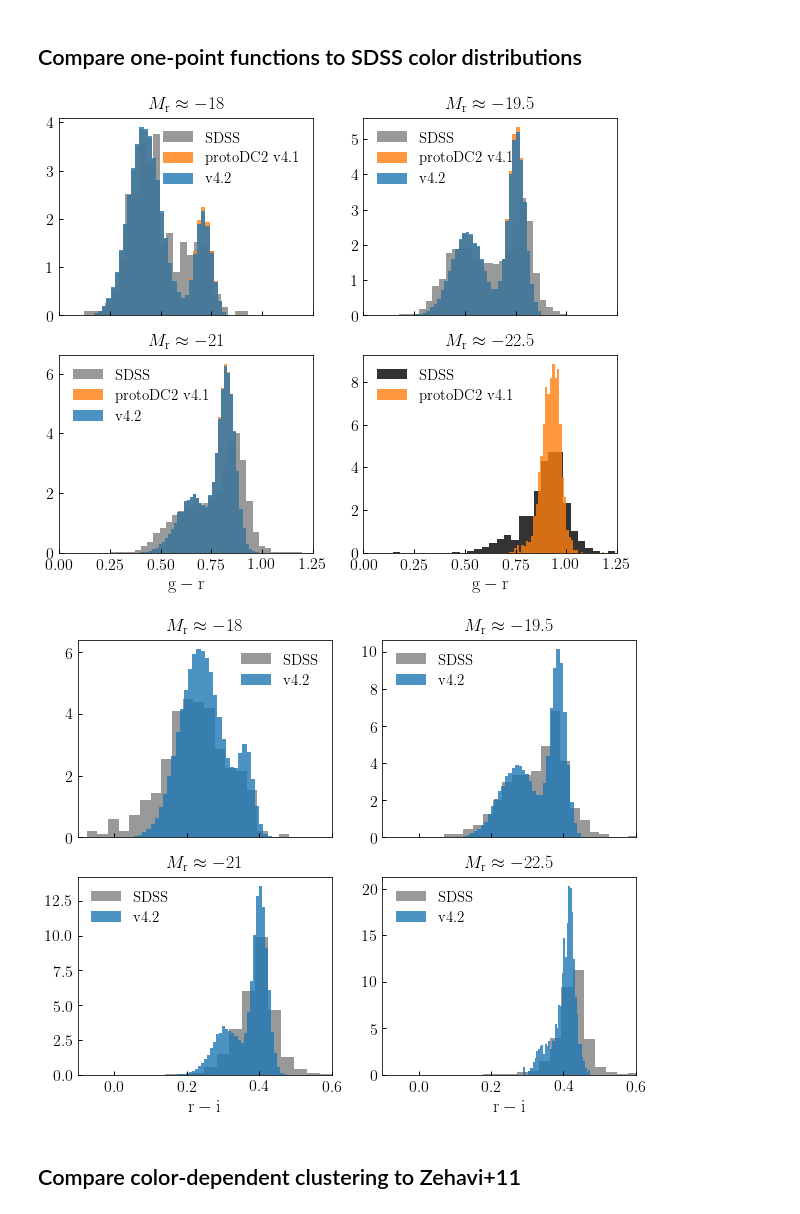
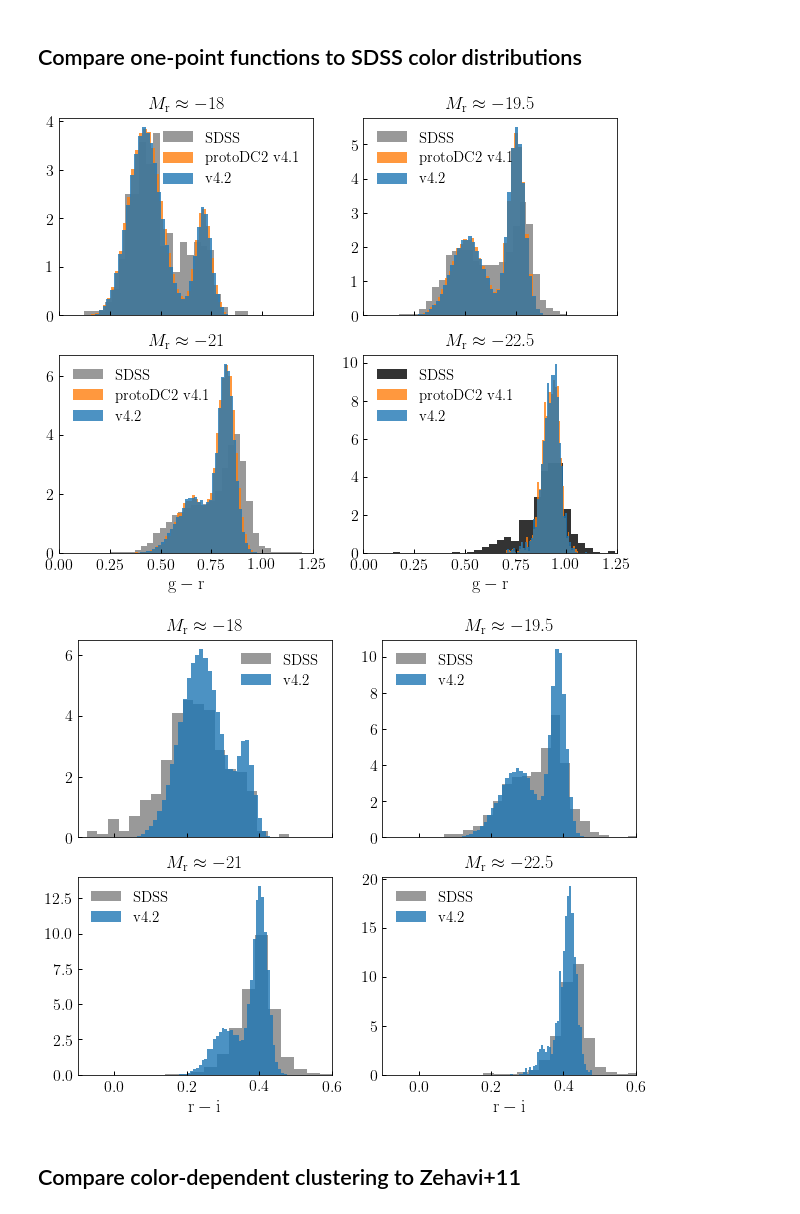
Before and after one commit to LSSTDESC/cosmodc2, a Jupyter notebook: notebooks/v4_color_calibration_snapshots.ipynb, the cells around one changed output. Cells and saved outputs as stored; diff of their text form; code cells hidden in the pictures.

```diff
--- a/notebooks/v4_color_calibration_snapshots.ipynb
+++ b/notebooks/v4_color_calibration_snapshots.ipynb
@@ -64,11 +64,19 @@ mock = mock[mock['obs_sm'] > 10**logsm_cut]
 from cosmodc2.stellar_mass_remapping import lift_high_mass_mstar
 
 mock['new_mstar'] = lift_high_mass_mstar(
-        mock['mpeak'], mock['obs_sm'], mock['redshift'])
+        mock['mpeak'], mock['obs_sm'], mock['upid'], mock['redshift'])
 
 from cosmodc2.sdss_colors import magr_monte_carlo
 
 mock['new_um_mag_r_rest'] = magr_monte_carlo(mock['new_mstar'], mock['redshift'])
+
+central_magr = magr_monte_carlo(
+    mock['new_mstar'], mock['redshift'])
+satellite_magr = magr_monte_carlo(
+    mock['new_mstar'], mock['redshift'], beta_z0=2.7)
+cenmask = mock['upid'] == -1
+mock['new2_um_mag_r_rest'] = central_magr
+mock['new2_um_mag_r_rest'][~cenmask] = satellite_magr[~cenmask]
 # %% [markdown]
 ### Model ${\rm g-r}$ and ${\rm r-i}$
 # %%
@@ -84,11 +92,11 @@ mock['new_um_ri_rest'] = ri_mock
 mock['is_on_red_sequence_gr'] = is_red_gr_mock
 mock['is_on_red_sequence_ri'] = is_red_ri_mock
 # %%
-# from cosmodc2.sdss_colors import gr_ri_monte_carlo
+from cosmodc2.sdss_colors import gr_ri_monte_carlo
 
-# gr_mock, ri_mock, is_red_ri_mock, is_red_gr_mock = gr_ri_monte_carlo(
-#     mock['new_um_mag_r_rest'], mock['sfr_percentile'],
-#     mock['redshift'], local_random_scale=0.1)
+gr_mock, ri_mock, is_red_ri_mock, is_red_gr_mock = gr_ri_monte_carlo(
+    mock['new2_um_mag_r_rest'], mock['sfr_percentile'],
+    mock['redshift'], local_random_scale=0.1)
 
 mock['new2_um_gr_rest'] = gr_mock
 mock['new2_um_ri_rest'] = ri_mock
@@ -181,16 +189,16 @@ mock['is_on_red_sequence_ri'] = is_red_ri_mock
 # %%
 from cosmodc2.sdss_colors import remap_cluster_satellite_gr_ri_color
 
-# _result = remap_cluster_satellite_gr_ri_color(
-#         mock['upid'], mock['new_mstar'], mock['host_halo_mvir'],
-#         mock['new_um_mag_r_rest'], np.copy(mock['new2_um_gr_rest']),
-#         np.copy(mock['new2_um_ri_rest']),
-#         mock['is_on_red_sequence_gr'], mock['is_on_red_sequence_ri'])
+_result = remap_cluster_satellite_gr_ri_color(
+        mock['upid'], mock['new_mstar'], mock['host_halo_mvir'],
+        mock['new2_um_mag_r_rest'], np.copy(mock['new2_um_gr_rest']),
+        np.copy(mock['new2_um_ri_rest']),
+        mock['is_on_red_sequence_gr'], mock['is_on_red_sequence_ri'])
 
-# gr_mock2, ri_mock2, __, __ = _result
+gr_mock2, ri_mock2, __, __ = _result
 
-# mock['new2_um_gr_rest'] = gr_mock2
-# mock['new2_um_ri_rest'] = ri_mock2
+mock['new2_um_gr_rest'] = gr_mock2
+mock['new2_um_ri_rest'] = ri_mock2
 # %% [markdown]
 ## Compare one-point functions to SDSS color distributions
 # %%
@@ -258,36 +266,36 @@ __=ax2.hist(sdss_sample_gr19p5, bins=nbins, alpha=0.8, normed=True,
 __=ax2.hist(mock_sample_gr19p5, bins=nbins, alpha=0.8, normed=True,
             color=morange, label=r'${\rm protoDC2\ v4.1}$')
 __=ax2.hist(mock_sample_gr19p5_alt, bins=nbins, alpha=0.8, normed=True,
             color=mblue, label=r'${\rm v4.2}$')
 
 __=ax3.hist(sdss_sample_gr21, bins=nbins, alpha=0.8, normed=True,
             label=r'${\rm SDSS}$', color='gray')
 __=ax3.hist(mock_sample_gr21, bins=nbins, alpha=0.8, normed=True,
             color=morange, label=r'${\rm protoDC2\ v4.1}$')
 __=ax3.hist(mock_sample_gr21_alt, bins=nbins, alpha=0.8, normed=True,
             color=mblue, label=r'${\rm v4.2}$')
 
 __=ax4.hist(sdss_sample_gr22p5, bins=nbins, alpha=0.8, normed=True,
             label=r'${\rm SDSS}$', color='k')
 __=ax4.hist(mock_sample_gr22p5, bins=nbins, alpha=0.8, normed=True,
             color=morange, label=r'${\rm protoDC2\ v4.1}$')
-# __=ax4.hist(mock_sample_gr22p5_alt, bins=nbins, alpha=0.8, normed=True,
-#             color=mblue, label=r'${\rm v4.2}$')
+__=ax4.hist(mock_sample_gr22p5_alt, bins=nbins, alpha=0.8, normed=True,
+            color=mblue, label=r'${\rm v4.2}$')
 
 for ax in axes:
     xlim = ax.set_xlim(0, 1.25)
     leg = ax.legend()
 
 ax1.set_xticklabels([''])
 ax2.set_xticklabels([''])
 title1 = ax1.set_title(r'$M_{\rm r} \approx -18$')
 title2 = ax2.set_title(r'$M_{\rm r} \approx -19.5$')
 title3 = ax3.set_title(r'$M_{\rm r} \approx -21$')
 title4 = ax4.set_title(r'$M_{\rm r} \approx -22.5$')
 xlabel3 = ax3.set_xlabel(r'${\rm g-r}$')
 xlabel4 = ax4.set_xlabel(r'${\rm g-r}$')
 # %% [output]
-[figure, old version]
+[figure, new version]
 # %%
 npts = int(1e6)
 
@@ -382,7 +390,7 @@ title4 = ax4.set_title(r'$M_{\rm r} \approx -22.5$')
 xlabel3 = ax3.set_xlabel(r'${\rm r-i}$')
 xlabel4 = ax4.set_xlabel(r'${\rm r-i}$')
 # %% [output]
-[figure, old version]
+[figure, new version]
 # %% [markdown]
 ## Compare color-dependent clustering to Zehavi+11
 # %%
```
Also changed, not shown: parts of 5 cells of this notebook, 2 other files.
